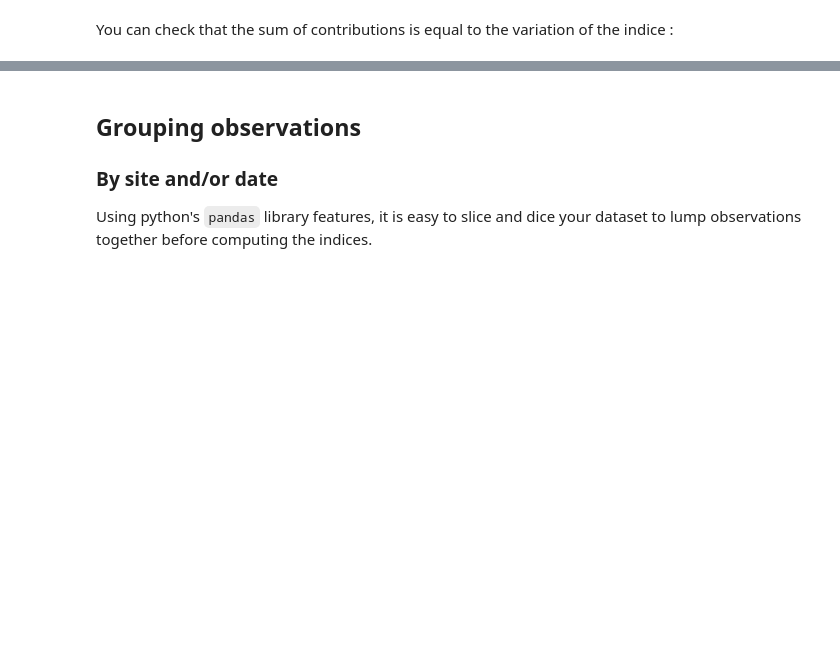
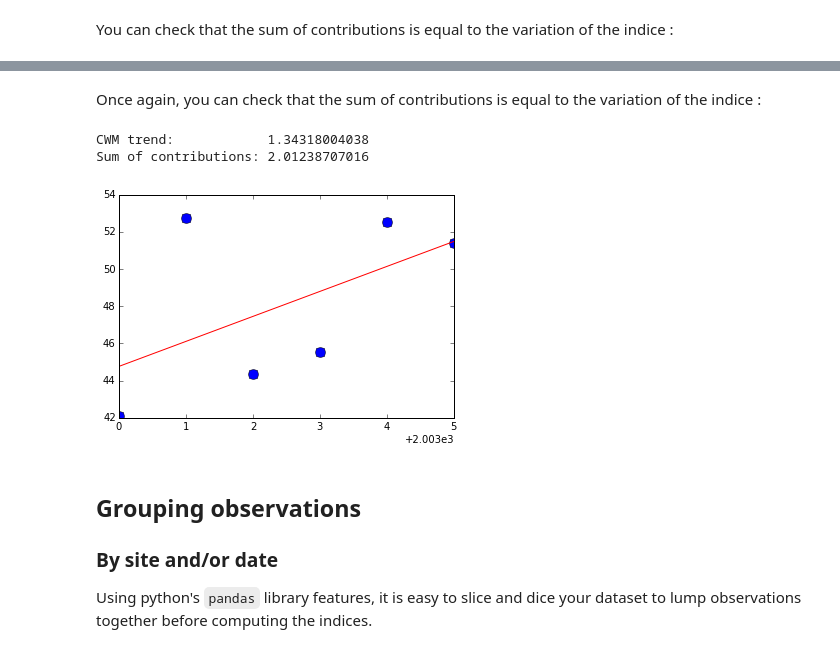
Before and after one commit to geeklhem/s3c, a Jupyter notebook: doc/tutorial.ipynb, the cells around one changed output, grey strips where cells are left out. Cells and saved outputs as stored; diff of their text form; code cells hidden in the pictures; blank space fills up the shorter version.

Commit message:
The other half of the variance contribution.

```diff
--- a/doc/tutorial.ipynb
+++ b/doc/tutorial.ipynb
@@ -97,0 +109,3 @@ Contribution sum: 10.6200949755
+# %%
+contrib = s3c.trend_contrib(census,species,{"trait_val":"size","trait_var":"size_v"})
+contrib.head()
@@ -98,3 +119,26 @@ Contribution sum: 10.6200949755
+# %% [markdown]
+Once again, you can check that the sum of contributions is equal to the variation of the indice :
+# %%
+## Computing the yearly indices
+yearly = []
+for date, df in census.groupby("date"):
+    yearly.append(s3c.cwi(df, species, col_names={"trait_val":"size","trait_var":"size_v"}))
+    yearly[-1]["date"] = date
+yearly = pd.DataFrame(yearly)
+
+## Least square linear regression of the yearly indice
+A = np.vstack([yearly.date.values,
+              np.ones(len(yearly.date.values))]).T
+slope,intercept = np.linalg.lstsq(A, yearly.cwm.values)[0]
+
+plt.plot(yearly.date.values,  yearly.cwm.values, 'o', label='Original data', markersize=10)
+plt.plot(yearly.date.values, slope*yearly.date.values + intercept, 'r', label='Fitted line')
+print "CWM trend:            {}".format(slope)
+print "Sum of contributions: {}".format(contrib.contrib.sum())
+# %% [output]
+CWM trend:            1.34318004038
+Sum of contributions: 2.01238707016
+[figure, added]
 # %% [markdown]
 ## Grouping observations
 ### By site and/or date
```
Also changed, not shown: parts of 13 cells of this notebook, 2 other files.
